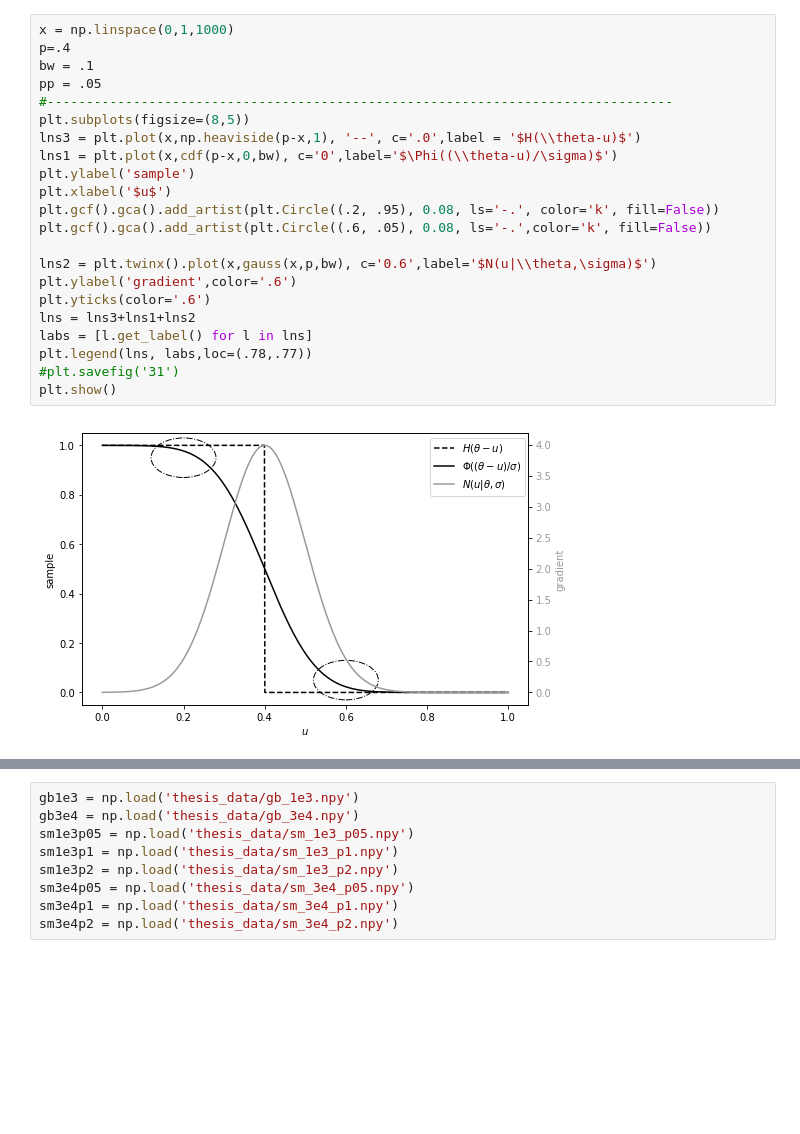
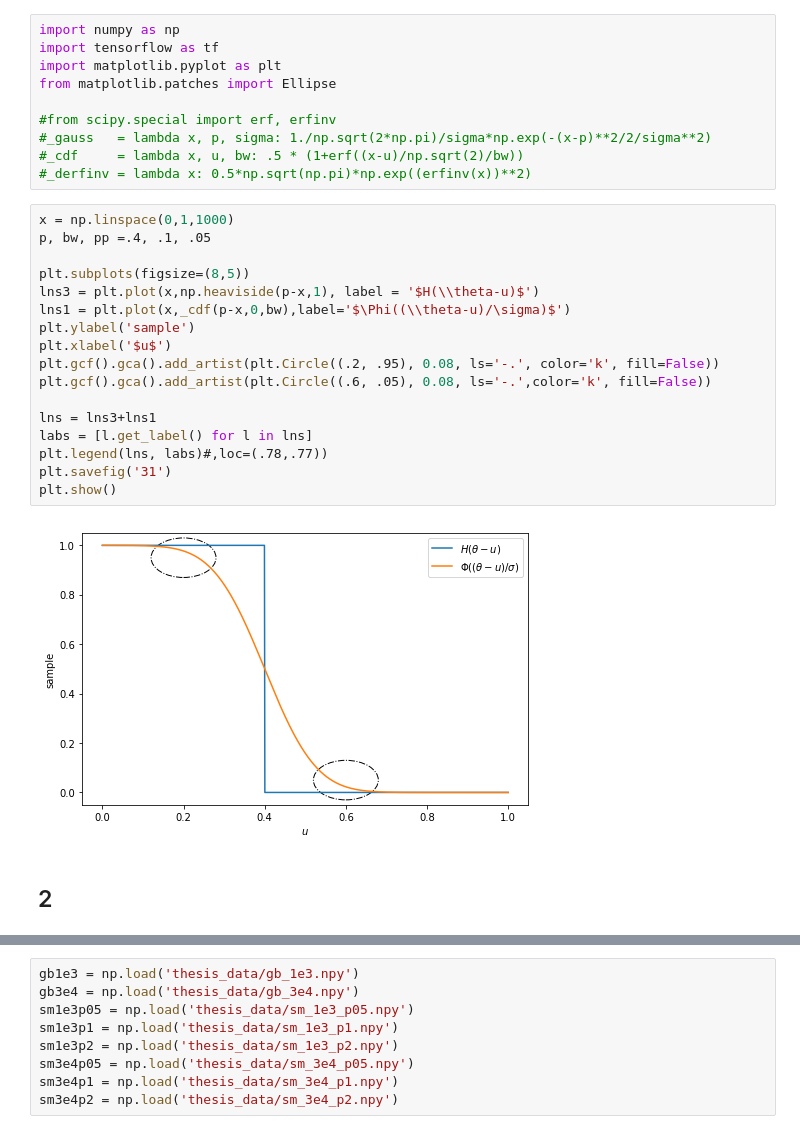
Before and after one commit to ethihsy/cc, a Jupyter notebook: plot.ipynb, the cells around one changed output, grey strips where cells are left out. Drawn from its saved outputs; the diff is of its cells as text; blank space fills up the shorter version.

```diff
--- a/plot.ipynb
+++ b/plot.ipynb
@@ -108,24 +1,31 @@ plt.show()
+# %%
+import numpy as np
+import tensorflow as tf
+import matplotlib.pyplot as plt
+from matplotlib.patches import Ellipse
+
+#from scipy.special import erf, erfinv
+#_gauss   = lambda x, p, sigma: 1./np.sqrt(2*np.pi)/sigma*np.exp(-(x-p)**2/2/sigma**2)
+#_cdf     = lambda x, u, bw: .5 * (1+erf((x-u)/np.sqrt(2)/bw))
+#_derfinv = lambda x: 0.5*np.sqrt(np.pi)*np.exp((erfinv(x))**2)
 # %%
 x = np.linspace(0,1,1000)
-p=.4
-bw = .1
-pp = .05
-#--------------------------------------------------------------------------------
+p, bw, pp =.4, .1, .05
+
 plt.subplots(figsize=(8,5))
-lns3 = plt.plot(x,np.heaviside(p-x,1), '--', c='.0',label = '$H(\\theta-u)$')
-lns1 = plt.plot(x,cdf(p-x,0,bw), c='0',label='$\Phi((\\theta-u)/\sigma)$')
+lns3 = plt.plot(x,np.heaviside(p-x,1), label = '$H(\\theta-u)$')
+lns1 = plt.plot(x,_cdf(p-x,0,bw),label='$\Phi((\\theta-u)/\sigma)$')
 plt.ylabel('sample')
 plt.xlabel('$u$')
 plt.gcf().gca().add_artist(plt.Circle((.2, .95), 0.08, ls='-.', color='k', fill=False))
 plt.gcf().gca().add_artist(plt.Circle((.6, .05), 0.08, ls='-.',color='k', fill=False))
 
-lns2 = plt.twinx().plot(x,gauss(x,p,bw), c='0.6',label='$N(u|\\theta,\sigma)$')
-plt.ylabel('gradient',color='.6')
-plt.yticks(color='.6')
-lns = lns3+lns1+lns2
+lns = lns3+lns1
 labs = [l.get_label() for l in lns]
-plt.legend(lns, labs,loc=(.78,.77))
-#plt.savefig('31')
+plt.legend(lns, labs)#,loc=(.78,.77))
+plt.savefig('31')
 plt.show()
 # %% [output]
-[figure, old version]
+[figure, new version]
+# %% [markdown]
+## 2
```
Also changed, not shown: parts of 22 cells of this notebook.
